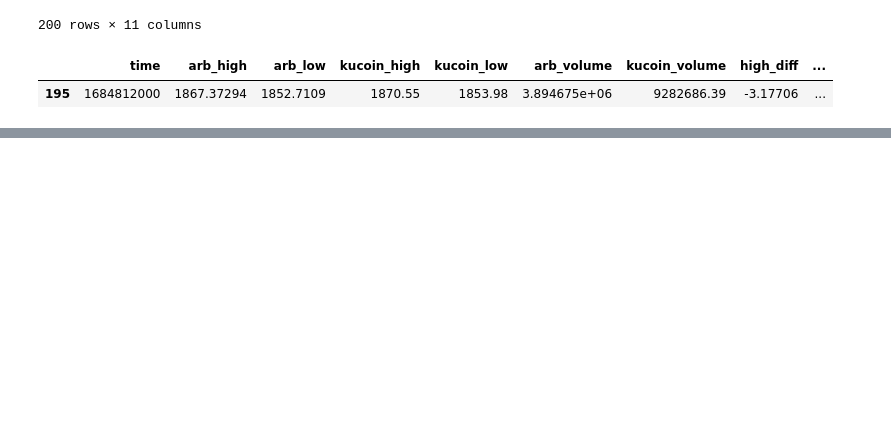
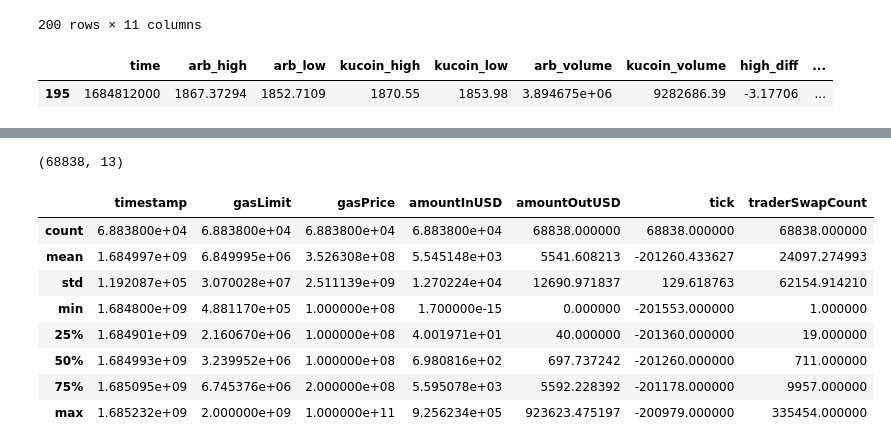
Before and after one commit to zhant09/uniswap-v3-analysis, a Jupyter notebook: notebooks/dex_cex_analysis.ipynb, the cells around one changed output, grey strips where cells are left out. Saved outputs shown, nothing was run; the diff lists cells and outputs as text; code cells hidden in the pictures; blank space fills up the shorter version.

```diff
--- a/notebooks/dex_cex_analysis.ipynb
+++ b/notebooks/dex_cex_analysis.ipynb
@@ -604,3 +604,8 @@ df[df["time"] == specific_time].head()
 # %%
 # when price change rapidly, who is trading in uniswap
 # get gas price, close time to rapid price change
+
+import pandas as pd
+
+analysis_df = pd.read_csv("../data/arb_swap_0523_0528.csv")
+analysis_df.head()
@@ -606,0 +628,3 @@ df[df["time"] == specific_time].head()
+# %%
+df = analysis_df[["id", "timestamp", "gasLimit", "gasPrice", "amountIn", "amountInUSD", "amountOut", "amountOutUSD", "tick", "tokenIn", "tokenOut", "trader", "traderSwapCount"]]
+df.head()
@@ -606,0 +638,16 @@ df[df["time"] == specific_time].head()
+# %%
+df.shape
+# %% [output]
+(68838, 13)
+# %%
+df.describe()
+# %% [output]
+|  | timestamp | gasLimit | gasPrice | amountInUSD | amountOutUSD | tick | traderSwapCount |
+| count | 6.883800e+04 | 6.883800e+04 | 6.883800e+04 | 6.883800e+04 | 68838.000000 | 68838.000000 | 68838.000000 |
+| mean | 1.684997e+09 | 6.849995e+06 | 3.526308e+08 | 5.545148e+03 | 5541.608213 | -201260.433627 | 24097.274993 |
+| std | 1.192087e+05 | 3.070028e+07 | 2.511139e+09 | 1.270224e+04 | 12690.971837 | 129.618763 | 62154.914210 |
+| min | 1.684800e+09 | 4.881170e+05 | 1.000000e+08 | 1.700000e-15 | 0.000000 | -201553.000000 | 1.000000 |
+| 25% | 1.684901e+09 | 2.160670e+06 | 1.000000e+08 | 4.001971e+01 | 40.000000 | -201360.000000 | 19.000000 |
+| 50% | 1.684993e+09 | 3.239952e+06 | 1.000000e+08 | 6.980816e+02 | 697.737242 | -201260.000000 | 711.000000 |
+| 75% | 1.685095e+09 | 6.745376e+06 | 2.000000e+08 | 5.595078e+03 | 5592.228392 | -201178.000000 | 9957.000000 |
+| max | 1.685232e+09 | 2.000000e+09 | 1.000000e+11 | 9.256234e+05 | 923623.475197 | -200979.000000 | 335454.000000 |
```
Also changed, not shown: parts of 7 cells of this notebook, 1 other file.
